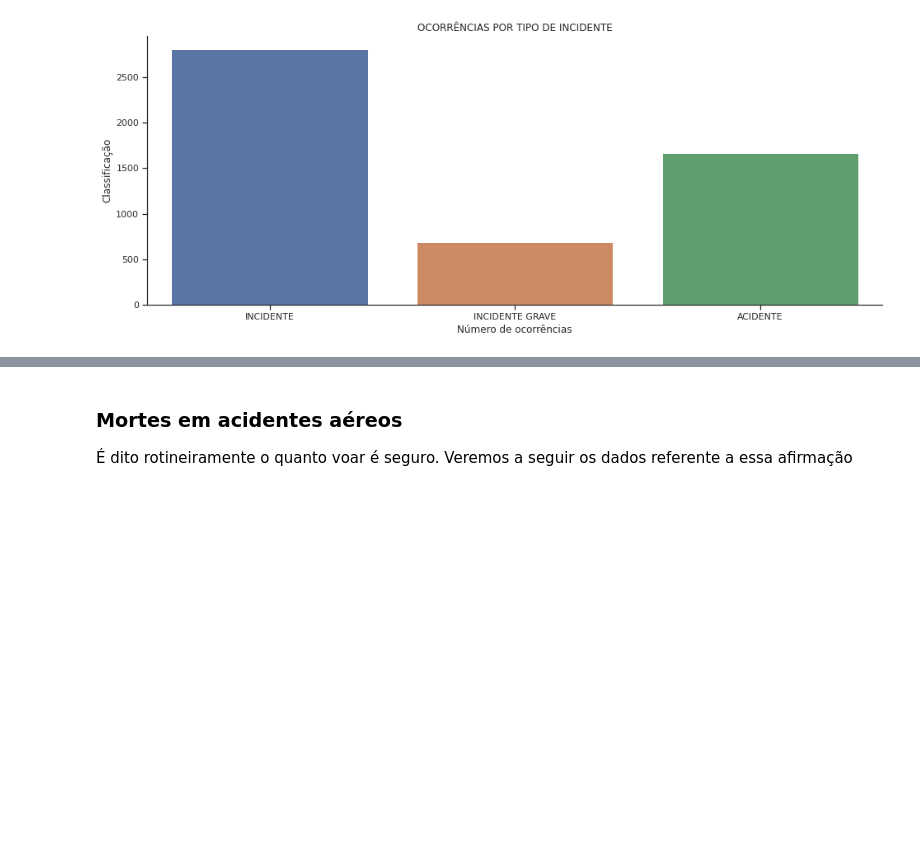
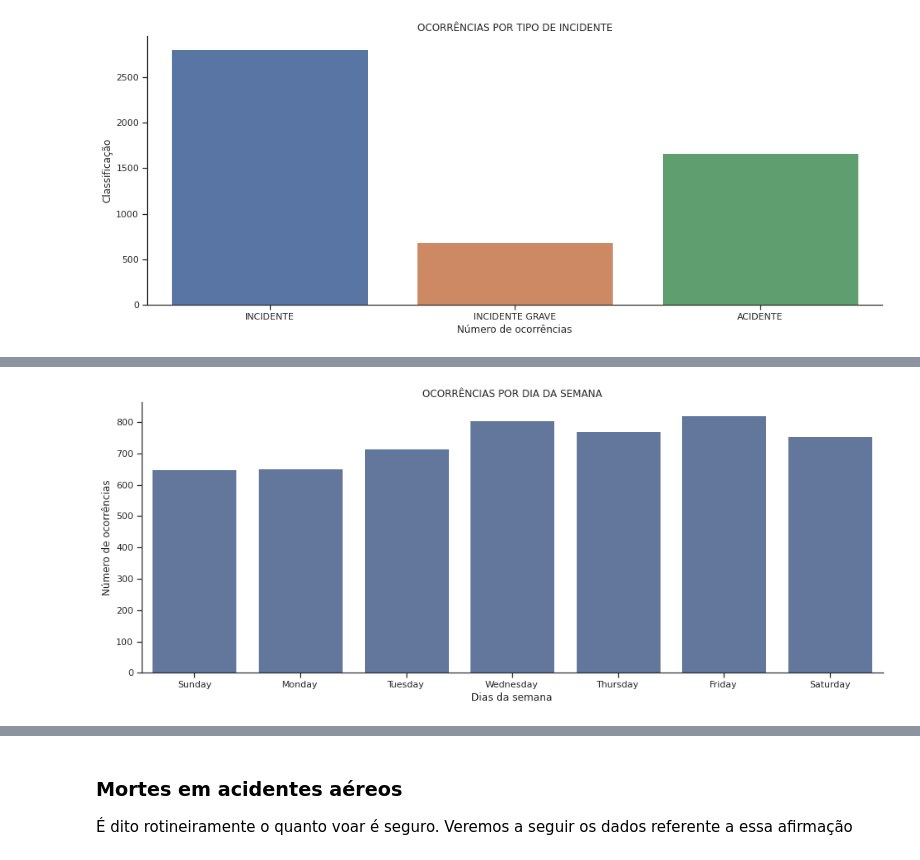
Before and after one commit to JaildoR/cenipa_analise, a Jupyter notebook: notebooks/Analise CENIPA.ipynb, the cells around one changed output, grey strips where cells are left out. Cells and saved outputs as stored; diff of their text form; code cells hidden in the pictures; blank space fills up the shorter version.

```diff
--- a/notebooks/Analise CENIPA.ipynb
+++ b/notebooks/Analise CENIPA.ipynb
@@ -432,0 +465,11 @@ plt.show()
+# %%
+(sns
+ .countplot(x = 'ocorrencia_dia_nome',
+            order = ['Sunday', 'Monday', 'Tuesday', 'Wednesday',
+                     'Thursday', 'Friday','Saturday'],
+            color = '#5975a4' ,
+            data = ocorrencia_df)
+.set(title = 'OCORRÊNCIAS POR DIA DA SEMANA',
+     ylabel = 'Número de ocorrências', xlabel = 'Dias da semana'));
+# %% [output]
+[figure, added]
```
Also changed, not shown: parts of 57 cells of this notebook, 2 other files.
